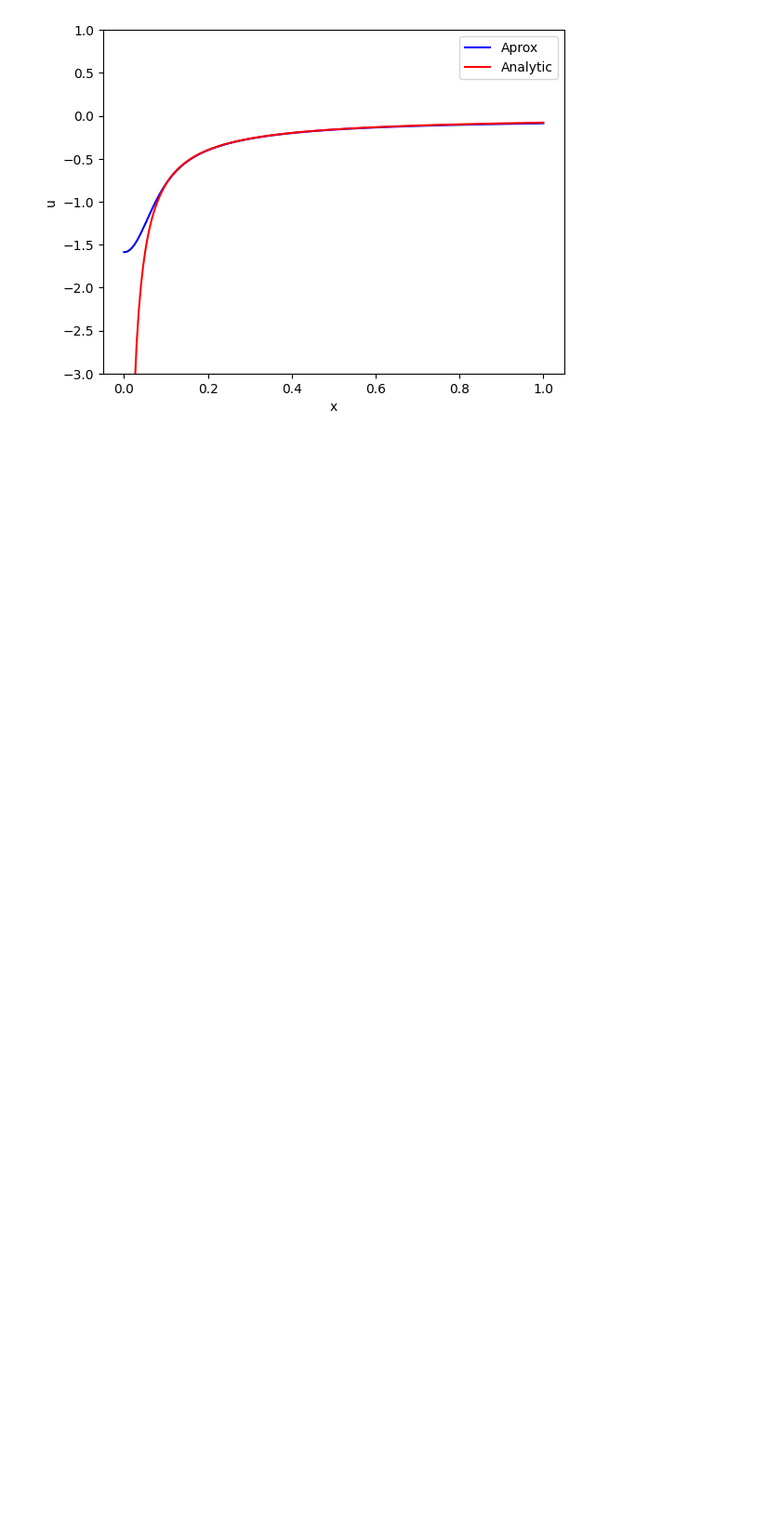
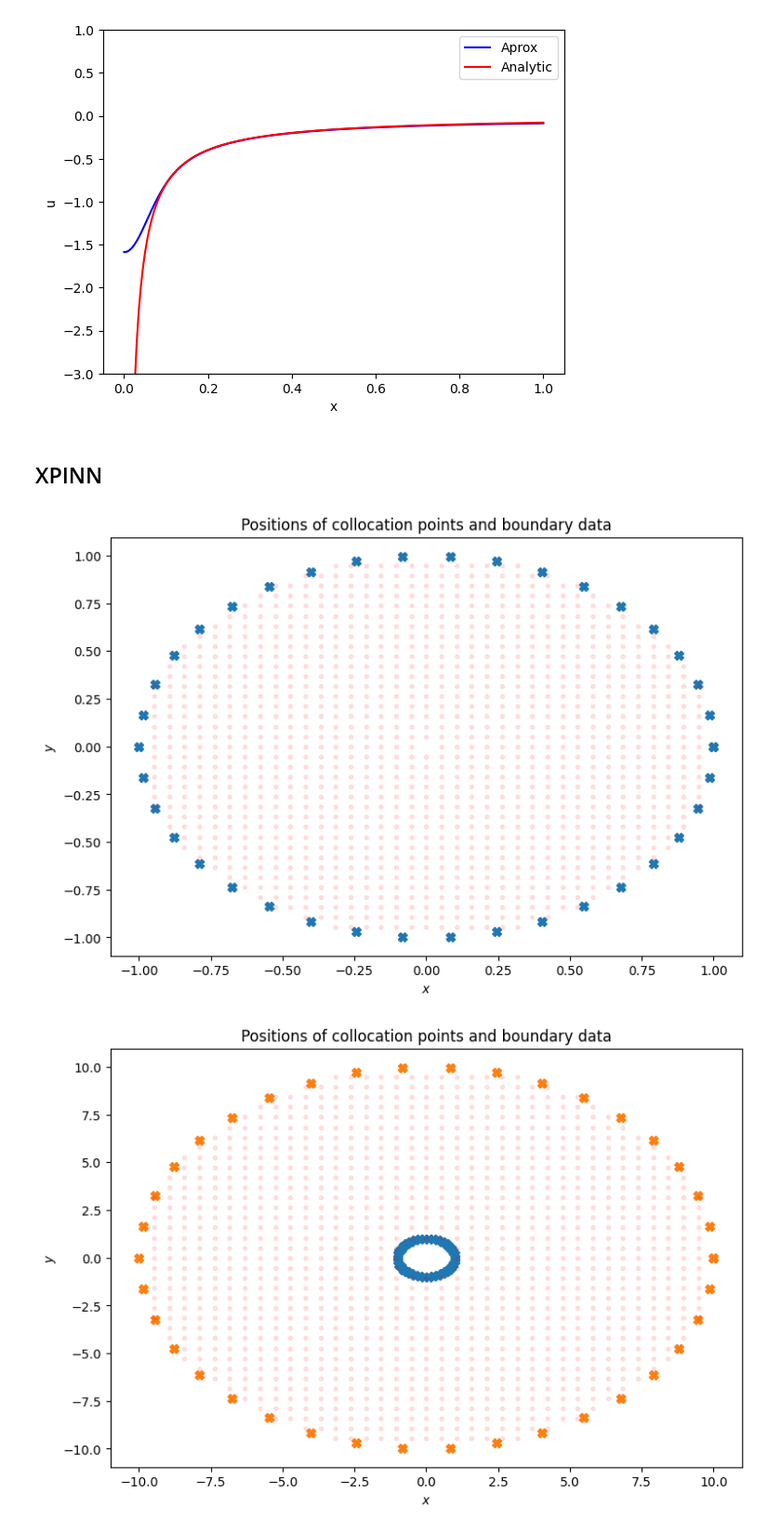
Before and after one commit to MartinAchondo/XPPBE, a Jupyter notebook: Main3d.ipynb, the cells around one changed output. Shown at 93% size. Drawn from its saved outputs; the diff is of its cells as text; code cells hidden in the pictures; blank space fills up the shorter version.

```diff
--- a/Main3d.ipynb
+++ b/Main3d.ipynb
@@ -125,3 +133,59 @@ Post = View_results(PINN_solver)
 Post.plot_aprox_analytic()
 # %% [output]
 [figure]
+# %% [markdown]
+## XPINN
+# %%
+domain1 = ([-1,1],[-1,1],[-1,1])
+PDE1 = PDE_Model()
+domain1 = PDE1.set_domain(domain1)
+PDE1.sigma = 0.04
+PDE1.epsilon = 1
+
+lb = {'type':'I', 'value':None, 'fun':None, 'dr':None, 'r':1}
+borders = {'1':lb}
+ins_domain = {'rmax': 1, 'rmin':0}
+
+mesh1 = Mesh(domain1, N_b=60, N_r=1500)
+mesh1.create_mesh(borders, ins_domain)
+mesh1.plot_points_2d();
+
+PDE2 = PDE_Model_2()
+domain2 = ([-10,10],[-10,10],[-10,10])
+domain2 = PDE1.set_domain(domain2)
+PDE2.sigma = 0.04
+PDE2.epsilon = 10
+
+lb = {'type':'I', 'value':None, 'fun':None, 'dr':None, 'r':1}
+lb2 = {'type':'D', 'value':(1.0/(4*np.pi*PDE2.epsilon))*(1/10), 'fun':None, 'dr':None, 'r':10}
+borders = {'1':lb,'2':lb2}
+ins_domain = {'rmax': 10,'rmin':1}
+
+mesh2 = Mesh(domain2, N_b=60, N_r=1500)
+mesh2.create_mesh(borders, ins_domain)
+mesh2.plot_points_2d();
+
+XPINN_solver = XPINN(PINN)
+
+XPINN_solver.adapt_PDEs([PDE1,PDE2],[1,10])
+weights = {
+        'w_r': 1,
+        'w_d': 1,
+        'w_n': 1,
+        'w_i': 1
+}
+XPINN_solver.adapt_meshes([mesh1,mesh2],[weights,weights])
+
+lr = ([2500,3500],[1e-2,5e-3,5e-4])
+hyperparameters = {
+        'input_shape': (None,3),
+        'num_hidden_layers': 8,
+        'num_neurons_per_layer': 20,
+        'output_dim': 1,
+        'activation': 'tanh'
+}
+
+XPINN_solver.create_NeuralNets(PINN_NeuralNet,[lr,lr],[hyperparameters,hyperparameters])
+# %% [output]
+[figure, added]
+[figure, added]
```
Also changed, not shown: parts of 6 cells of this notebook, 8 other files.
